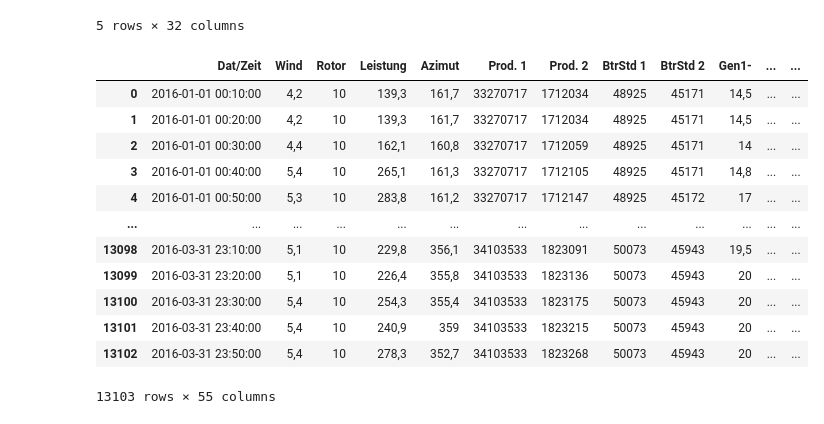
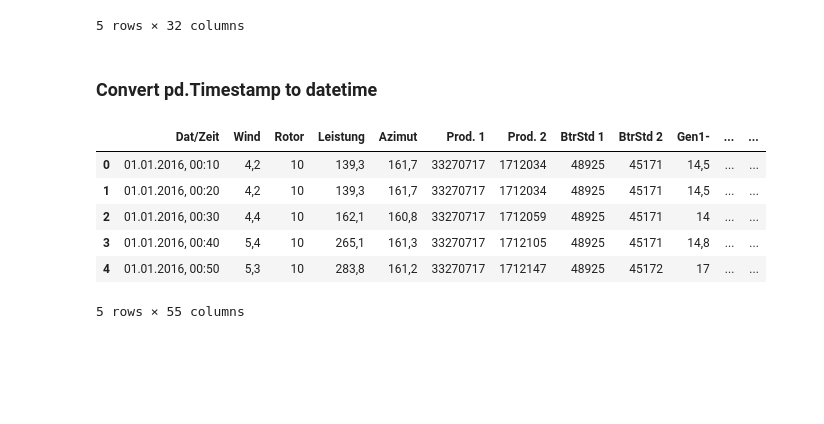
Before and after one commit to dehanlazuardi/turbit-task, a Jupyter notebook: data/sandbox.ipynb, the cells around one changed output. Saved outputs shown, nothing was run; the diff lists cells and outputs as text; code cells hidden in the pictures; blank space fills up the shorter version.

```diff
--- a/data/sandbox.ipynb
+++ b/data/sandbox.ipynb
@@ -237,37 +237,33 @@ turbine_2.head()
 5 rows × 32 columns
 # %%
 turbine_2["test"] = 1000
+# %% [markdown]
+### Convert pd.Timestamp to datetime
 # %%
 turbine_2 = pd.read_csv("raw/Turbine2.csv", sep=";", decimal=",")
 
 turbine_2.columns = turbine_2.columns.str.strip()
 
 
 units = turbine_2.iloc[0]
 units = units.str.strip()
 units = units.replace("", np.nan)
 units = units.dropna()
 for col in list(turbine_2.columns):
     if col in list(units.index):
         col_unit_name = col+" unit"
         turbine_2[col_unit_name] = units[col]
 
 turbine_2 = turbine_2.drop([0]).reset_index(drop=True)
 
-turbine_2['Dat/Zeit'] = pd.to_datetime(turbine_2['Dat/Zeit'], format="%d.%m.%Y, %H:%M")
+# turbine_2['Dat/Zeit'] = pd.to_datetime(turbine_2['Dat/Zeit'], format="%d.%m.%Y, %H:%M")
 
-turbine_2
+turbine_2.head()
 # %% [output]
 |  | Dat/Zeit | Wind | Rotor | Leistung | Azimut | Prod. 1 | Prod. 2 | BtrStd 1 | BtrStd 2 | Gen1- | ... | ... |
-| 0 | 2016-01-01 00:10:00 | 4,2 | 10 | 139,3 | 161,7 | 33270717 | 1712034 | 48925 | 45171 | 14,5 | ... | ... |
-| 1 | 2016-01-01 00:20:00 | 4,2 | 10 | 139,3 | 161,7 | 33270717 | 1712034 | 48925 | 45171 | 14,5 | ... | ... |
-| 2 | 2016-01-01 00:30:00 | 4,4 | 10 | 162,1 | 160,8 | 33270717 | 1712059 | 48925 | 45171 | 14 | ... | ... |
-| 3 | 2016-01-01 00:40:00 | 5,4 | 10 | 265,1 | 161,3 | 33270717 | 1712105 | 48925 | 45171 | 14,8 | ... | ... |
-| 4 | 2016-01-01 00:50:00 | 5,3 | 10 | 283,8 | 161,2 | 33270717 | 1712147 | 48925 | 45172 | 17 | ... | ... |
-| ... | ... | ... | ... | ... | ... | ... | ... | ... | ... | ... | ... | ... |
-| 13098 | 2016-03-31 23:10:00 | 5,1 | 10 | 229,8 | 356,1 | 34103533 | 1823091 | 50073 | 45943 | 19,5 | ... | ... |
-| 13099 | 2016-03-31 23:20:00 | 5,1 | 10 | 226,4 | 355,8 | 34103533 | 1823136 | 50073 | 45943 | 20 | ... | ... |
-| 13100 | 2016-03-31 23:30:00 | 5,4 | 10 | 254,3 | 355,4 | 34103533 | 1823175 | 50073 | 45943 | 20 | ... | ... |
-| 13101 | 2016-03-31 23:40:00 | 5,4 | 10 | 240,9 | 359 | 34103533 | 1823215 | 50073 | 45943 | 20 | ... | ... |
-| 13102 | 2016-03-31 23:50:00 | 5,4 | 10 | 278,3 | 352,7 | 34103533 | 1823268 | 50073 | 45943 | 20 | ... | ... |
+| 0 | 01.01.2016, 00:10 | 4,2 | 10 | 139,3 | 161,7 | 33270717 | 1712034 | 48925 | 45171 | 14,5 | ... | ... |
+| 1 | 01.01.2016, 00:20 | 4,2 | 10 | 139,3 | 161,7 | 33270717 | 1712034 | 48925 | 45171 | 14,5 | ... | ... |
+| 2 | 01.01.2016, 00:30 | 4,4 | 10 | 162,1 | 160,8 | 33270717 | 1712059 | 48925 | 45171 | 14 | ... | ... |
+| 3 | 01.01.2016, 00:40 | 5,4 | 10 | 265,1 | 161,3 | 33270717 | 1712105 | 48925 | 45171 | 14,8 | ... | ... |
+| 4 | 01.01.2016, 00:50 | 5,3 | 10 | 283,8 | 161,2 | 33270717 | 1712147 | 48925 | 45172 | 17 | ... | ... |
-13103 rows × 55 columns
+5 rows × 55 columns
```
Also changed, not shown: parts of 23 cells of this notebook, 5 other files.
